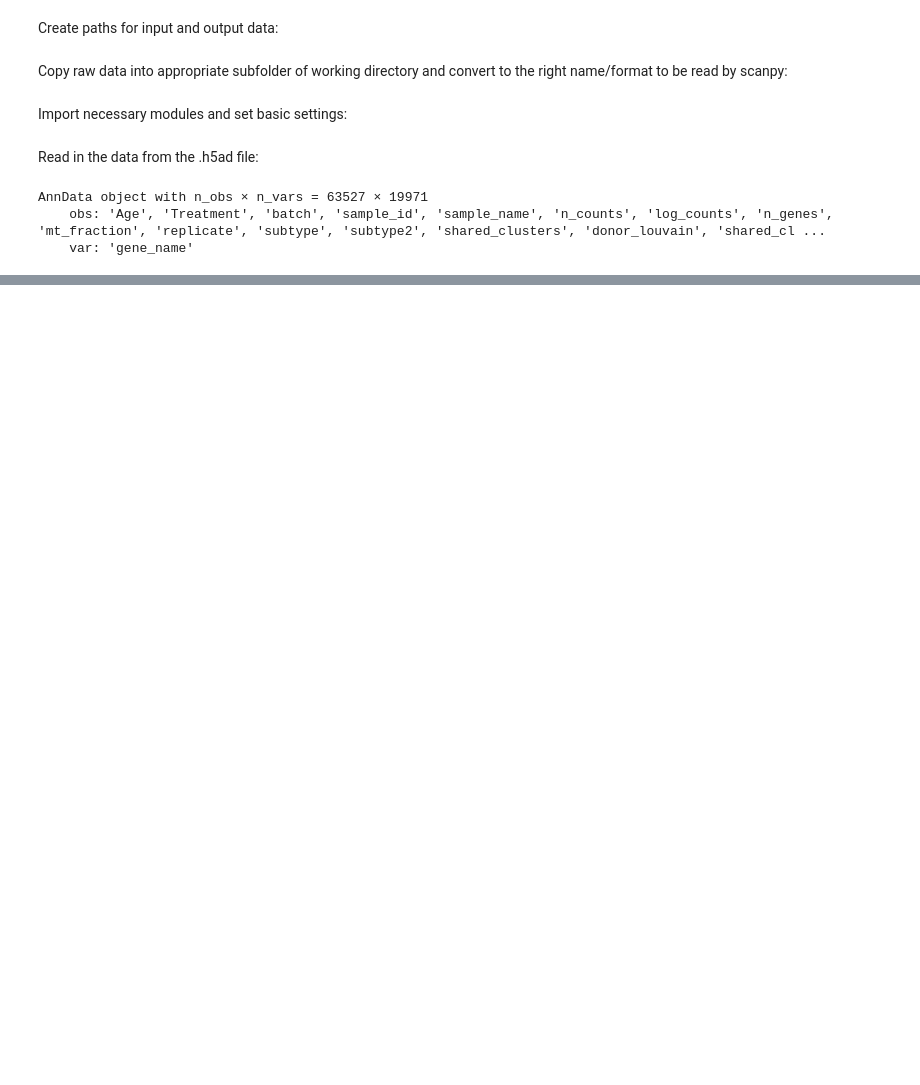
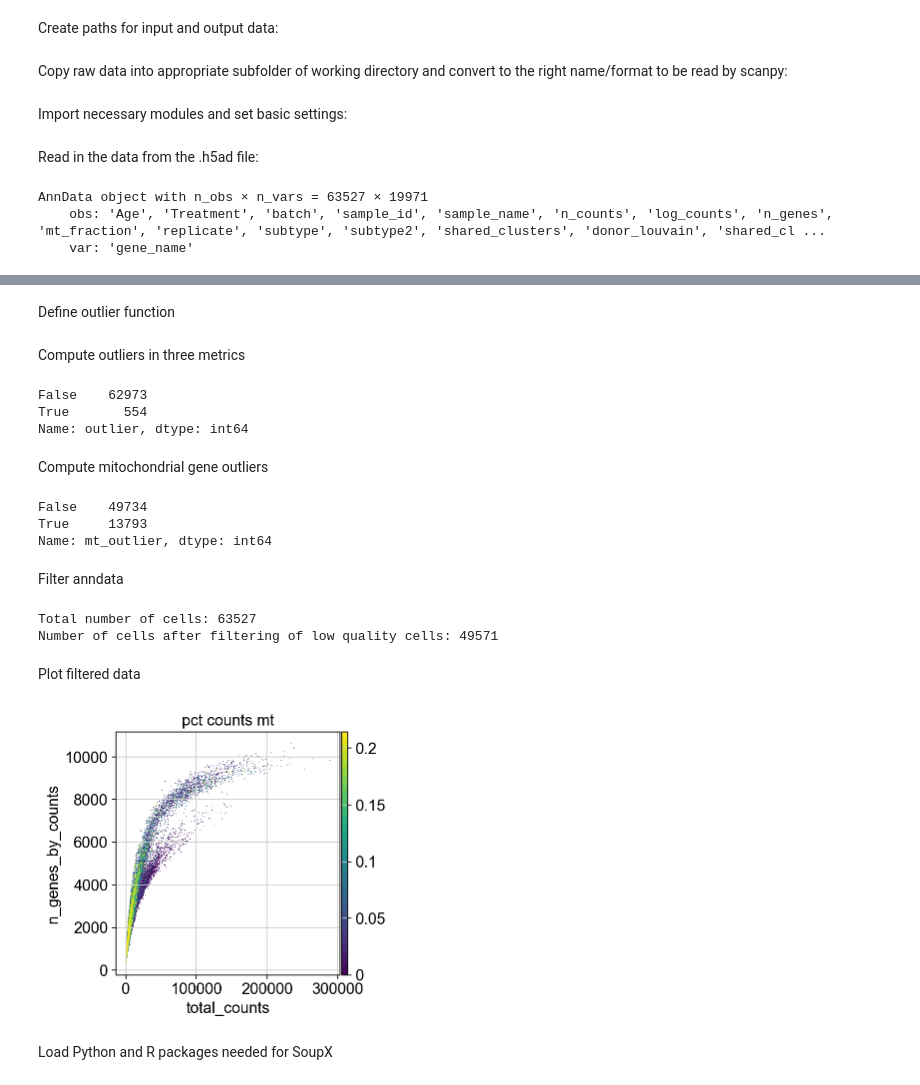
Before and after one commit to aapratt/scRNA-seq_liver, a Jupyter notebook: sc_liver_qc.ipynb, the cells around one changed output, grey strips where cells are left out. Saved outputs shown, nothing was run; the diff lists cells and outputs as text; code cells hidden in the pictures; blank space fills up the shorter version.

```diff
--- a/sc_liver_qc.ipynb
+++ b/sc_liver_qc.ipynb
@@ -58,0 +95,51 @@ AnnData object with n_obs × n_vars = 63527 × 19971
+# %% [markdown]
+Define outlier function
+# %%
+def is_outlier(adata, metric: str, nmads: int):
+    M = adata.obs[metric]
+    outlier = (M < np.median(M) - nmads * median_abs_deviation(M)) | (
+        np.median(M) + nmads * median_abs_deviation(M) < M
+    )
+    return outlier
+# %% [markdown]
+Compute outliers in three metrics
+# %%
+adata.obs["outlier"] = (
+    is_outlier(adata, "log1p_total_counts", 5)
+    | is_outlier(adata, "log1p_n_genes_by_counts", 5)
+    | is_outlier(adata, "pct_counts_in_top_20_genes", 5)
+)
+adata.obs.outlier.value_counts()
+# %% [output]
+False    62973
+True       554
+Name: outlier, dtype: int64
+# %% [markdown]
+Compute mitochondrial gene outliers
+# %%
+adata.obs["mt_outlier"] = is_outlier(adata, "pct_counts_mt", 3) | (
+    adata.obs["pct_counts_mt"] > 20
+)
+adata.obs.mt_outlier.value_counts()
+# %% [output]
+False    49734
+True     13793
+Name: mt_outlier, dtype: int64
+# %% [markdown]
+Filter anndata
+# %%
+print(f"Total number of cells: {adata.n_obs}")
+adata = adata[(~adata.obs.outlier) & (~adata.obs.mt_outlier)].copy()
+
+print(f"Number of cells after filtering of low quality cells: {adata.n_obs}")
+# %% [output]
+Total number of cells: 63527
+Number of cells after filtering of low quality cells: 49571
+# %% [markdown]
+Plot filtered data
+# %%
+p1 = sc.pl.scatter(adata, "total_counts", "n_genes_by_counts", color="pct_counts_mt")
+# %% [output]
+[figure, added]
+# %% [markdown]
+Load Python and R packages needed for SoupX
```
Also changed, not shown: parts of 37 cells of this notebook.
